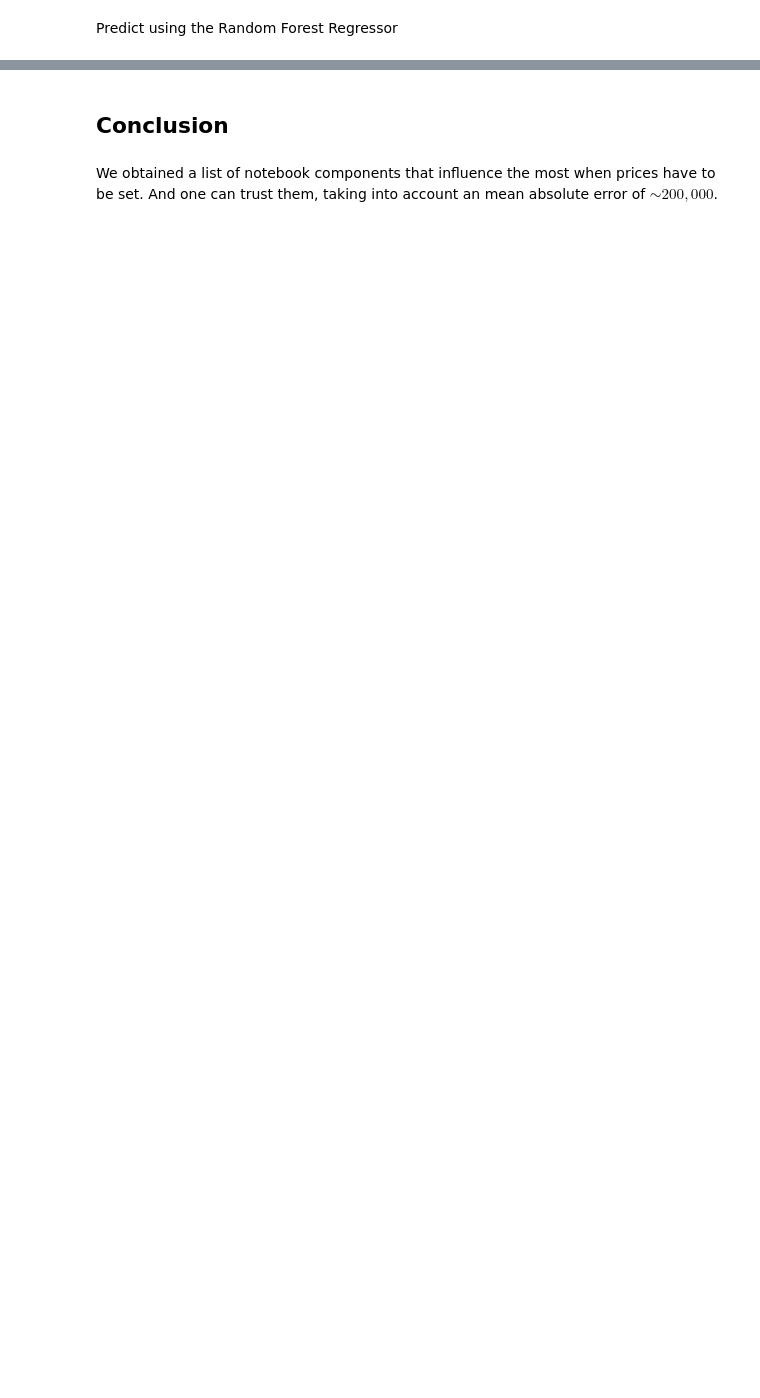
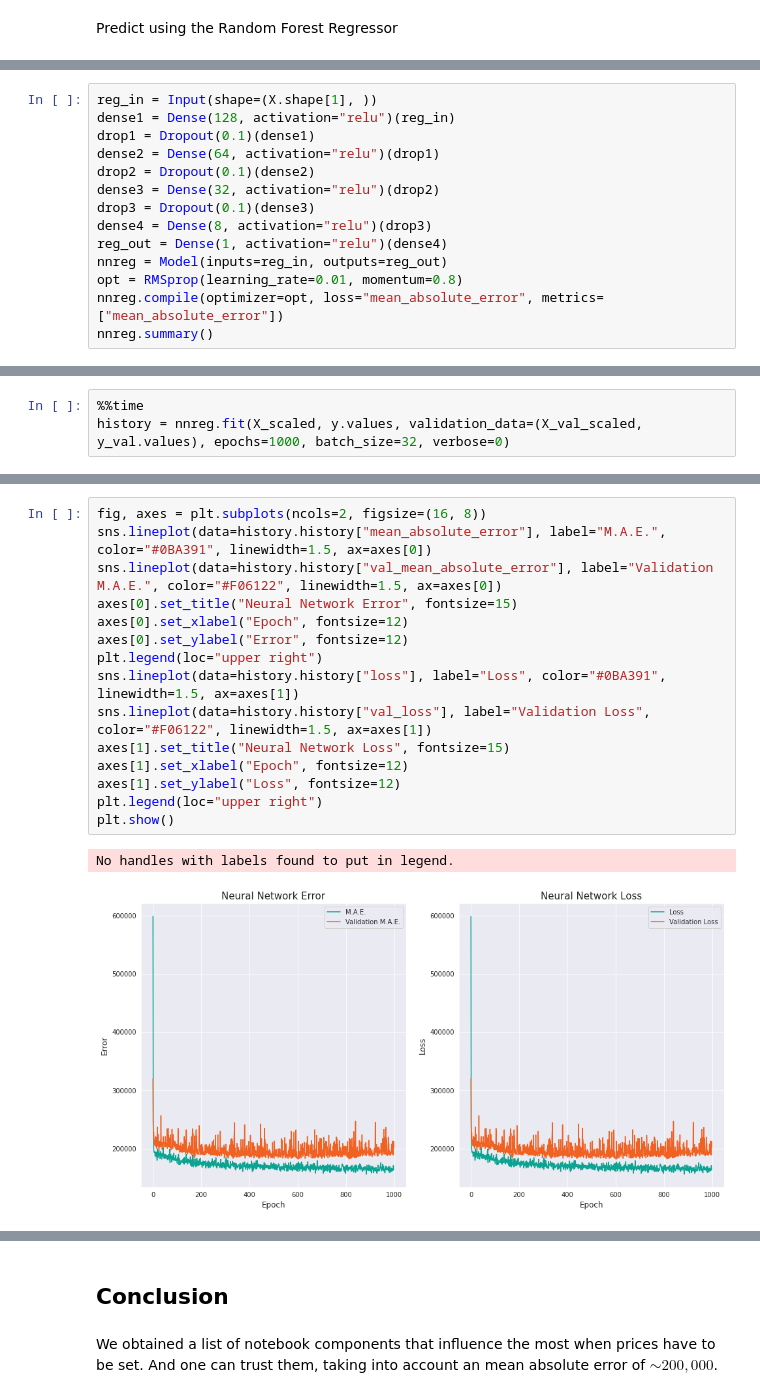
Before and after one commit to CrisLeaf/solotodo-notebooks-analysis, a Jupyter notebook: notebooks_analysis.ipynb, the cells around one changed output, grey strips where cells are left out. Cells and saved outputs as stored; diff of their text form; blank space fills up the shorter version.

Commit message:
Neural Network Added

```diff
--- a/notebooks_analysis.ipynb
+++ b/notebooks_analysis.ipynb
@@ -930,0 +940,14 @@ plt.show()
+# %%
+reg_in = Input(shape=(X.shape[1], ))
+dense1 = Dense(128, activation="relu")(reg_in)
+drop1 = Dropout(0.1)(dense1)
+dense2 = Dense(64, activation="relu")(drop1)
+drop2 = Dropout(0.1)(dense2)
+dense3 = Dense(32, activation="relu")(drop2)
+drop3 = Dropout(0.1)(dense3)
+dense4 = Dense(8, activation="relu")(drop3)
+reg_out = Dense(1, activation="relu")(dense4)
+nnreg = Model(inputs=reg_in, outputs=reg_out)
+opt = RMSprop(learning_rate=0.01, momentum=0.8)
+nnreg.compile(optimizer=opt, loss="mean_absolute_error", metrics=["mean_absolute_error"])
+nnreg.summary()
@@ -930,0 +972,3 @@ plt.show()
+# %%
+%%time
+history = nnreg.fit(X_scaled, y.values, validation_data=(X_val_scaled, y_val.values), epochs=1000, batch_size=32, verbose=0)
@@ -930,0 +978,18 @@ plt.show()
+# %%
+fig, axes = plt.subplots(ncols=2, figsize=(16, 8))
+sns.lineplot(data=history.history["mean_absolute_error"], label="M.A.E.", color="#0BA391", linewidth=1.5, ax=axes[0])
+sns.lineplot(data=history.history["val_mean_absolute_error"], label="Validation M.A.E.", color="#F06122", linewidth=1.5, ax=axes[0])
+axes[0].set_title("Neural Network Error", fontsize=15)
+axes[0].set_xlabel("Epoch", fontsize=12)
+axes[0].set_ylabel("Error", fontsize=12)
+plt.legend(loc="upper right")
+sns.lineplot(data=history.history["loss"], label="Loss", color="#0BA391", linewidth=1.5, ax=axes[1])
+sns.lineplot(data=history.history["val_loss"], label="Validation Loss", color="#F06122", linewidth=1.5, ax=axes[1])
+axes[1].set_title("Neural Network Loss", fontsize=15)
+axes[1].set_xlabel("Epoch", fontsize=12)
+axes[1].set_ylabel("Loss", fontsize=12)
+plt.legend(loc="upper right")
+plt.show()
+# %% [output]
+No handles with labels found to put in legend.
+[figure, added]
```
Also changed, not shown: parts of 19 cells of this notebook.
